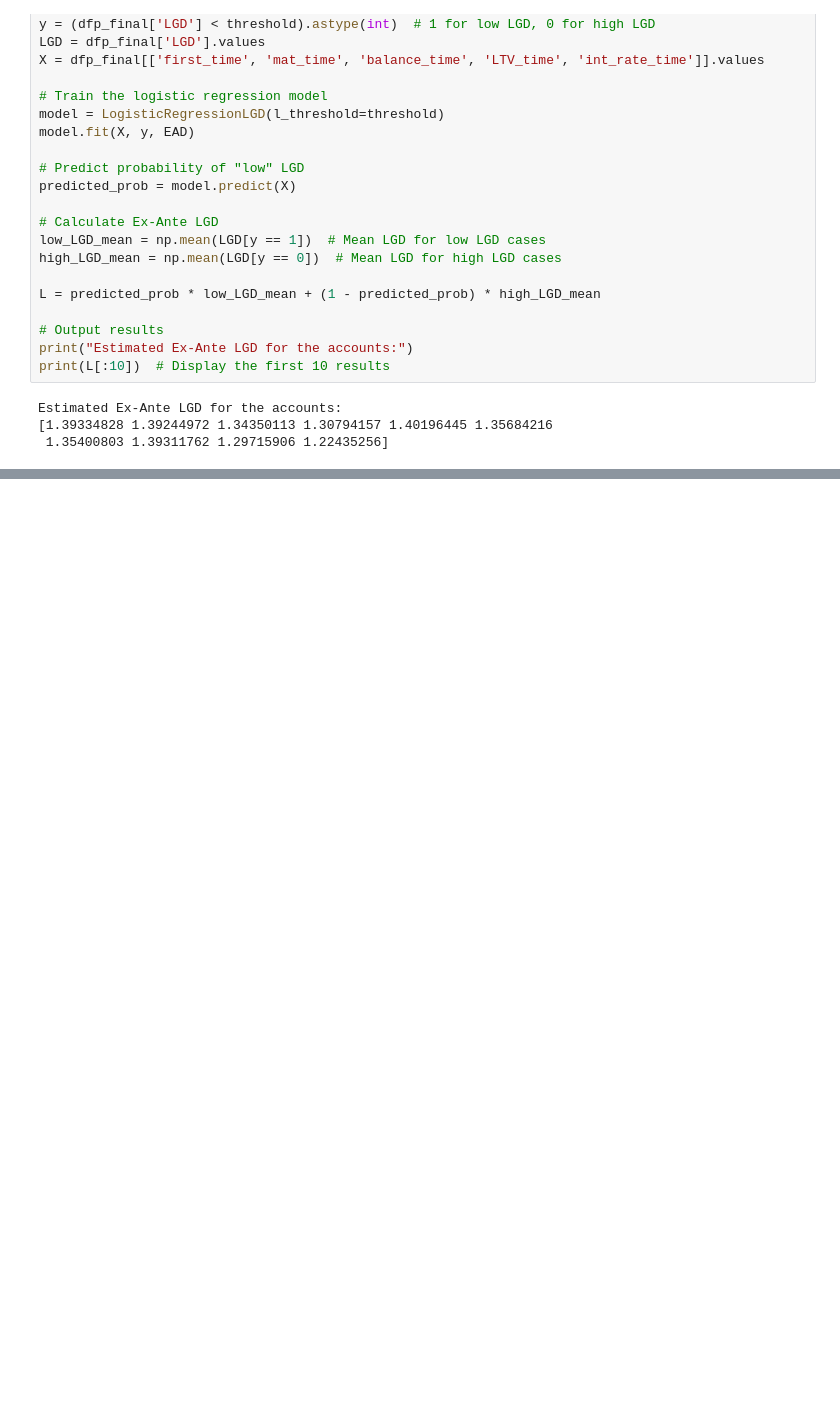
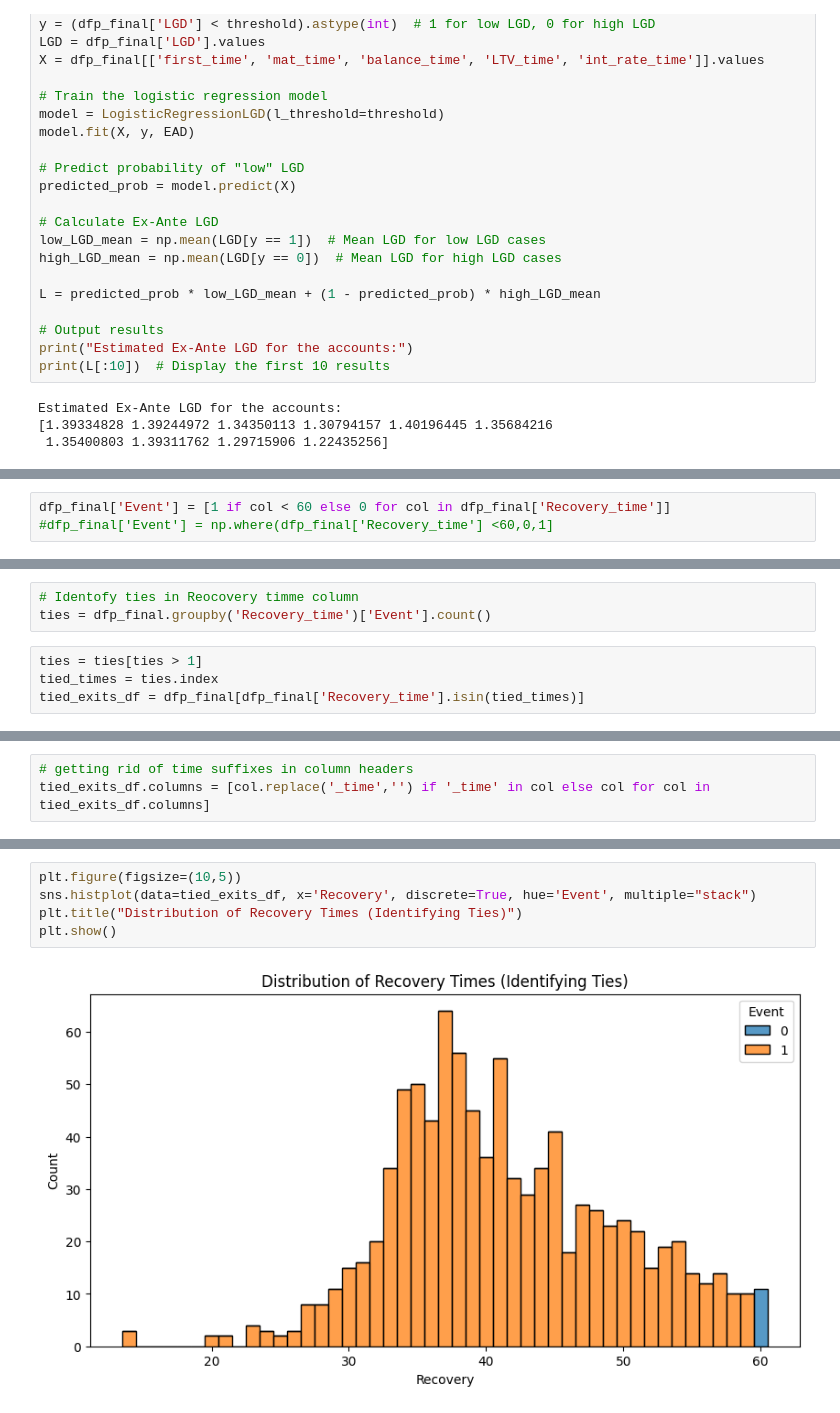
Before and after one commit to prashant65/LGD_Survival, a Jupyter notebook: LGD_Survival .ipynb, the cells around one changed output, grey strips where cells are left out. Saved outputs shown, nothing was run; the diff lists cells and outputs as text; blank space fills up the shorter version.

```diff
--- a/LGD_Survival .ipynb
+++ b/LGD_Survival .ipynb
@@ -1046,0 +993,3 @@ Estimated Ex-Ante LGD for the accounts:
+# %%
+dfp_final['Event'] = [1 if col < 60 else 0 for col in dfp_final['Recovery_time']]
+#dfp_final['Event'] = np.where(dfp_final['Recovery_time'] <60,0,1]
@@ -1046,0 +1003,7 @@ Estimated Ex-Ante LGD for the accounts:
+# %%
+# Identofy ties in Reocovery timme column
+ties = dfp_final.groupby('Recovery_time')['Event'].count()
+# %%
+ties = ties[ties > 1]
+tied_times = ties.index
+tied_exits_df = dfp_final[dfp_final['Recovery_time'].isin(tied_times)]
@@ -1046,0 +1018,3 @@ Estimated Ex-Ante LGD for the accounts:
+# %%
+# getting rid of time suffixes in column headers
+tied_exits_df.columns = [col.replace('_time','') if '_time' in col else col for col in tied_exits_df.columns]
@@ -1046,0 +1030,7 @@ Estimated Ex-Ante LGD for the accounts:
+# %%
+plt.figure(figsize=(10,5))
+sns.histplot(data=tied_exits_df, x='Recovery', discrete=True, hue='Event', multiple="stack")
+plt.title("Distribution of Recovery Times (Identifying Ties)")
+plt.show()
+# %% [output]
+[figure, added]
```
Also changed, not shown: parts of 30 cells of this notebook.
